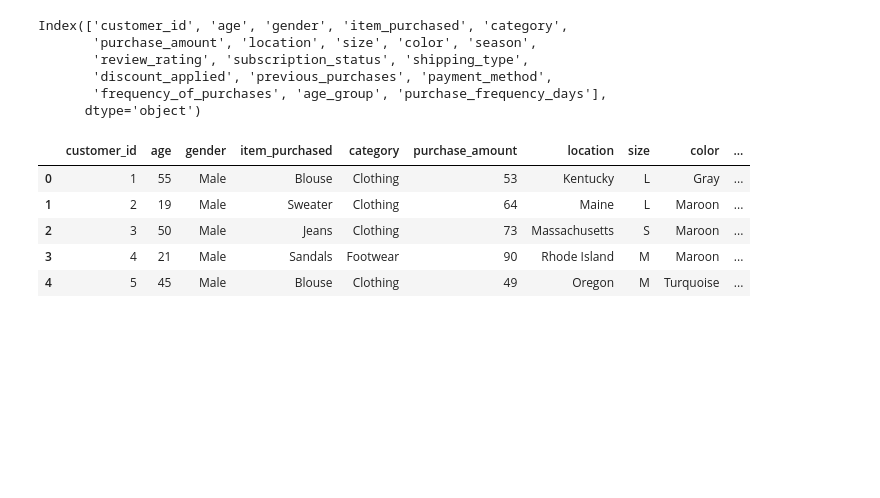
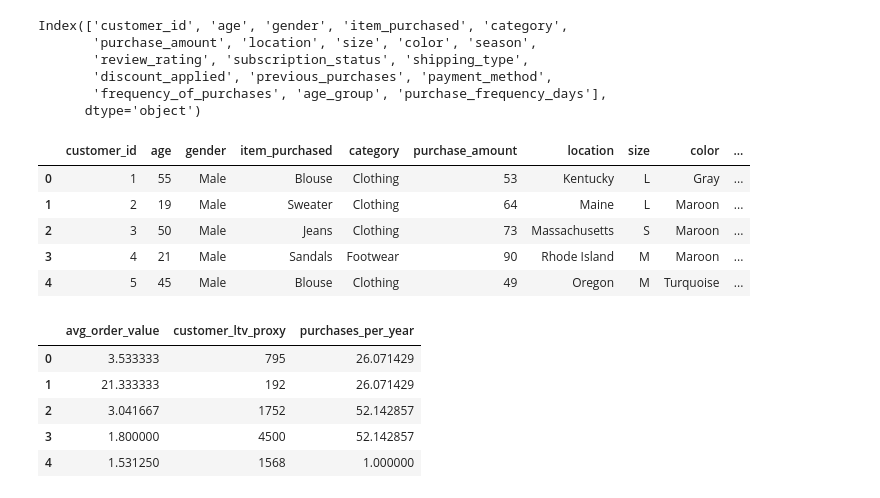
Before and after one commit to sayonyyy/customer_trends_data_analysis-SQL-Python-PowerBI, a Jupyter notebook: customer_shopping_behaviour_analysis.ipynb, the cells around one changed output. Cells and saved outputs as stored; diff of their text form; code cells hidden in the pictures; blank space fills up the shorter version.

```diff
--- a/customer_shopping_behaviour_analysis.ipynb
+++ b/customer_shopping_behaviour_analysis.ipynb
@@ -235,3 +246,23 @@ pd.read_sql("SELECT * FROM customer LIMIT 5", con=engine)
 | 2 | 3 | 50 | Male | Jeans | Clothing | 73 | Massachusetts | S | Maroon | ... |
 | 3 | 4 | 21 | Male | Sandals | Footwear | 90 | Rhode Island | M | Maroon | ... |
 | 4 | 5 | 45 | Male | Blouse | Clothing | 49 | Oregon | M | Turquoise | ... |
+# %%
+# Add Behavioral Features
+
+# Average order value proxy - This estimates the average amount spent per order.
+df['avg_order_value'] = df['purchase_amount'] / (df['previous_purchases'] + 1)
+
+# Customer lifetime value proxy
+df['customer_ltv_proxy'] = df['purchase_amount'] * (df['previous_purchases'] + 1)
+
+# Purchase frequency per year
+df['purchases_per_year'] = 365 / df['purchase_frequency_days']
+
+df[['avg_order_value','customer_ltv_proxy','purchases_per_year']].head()
+# %% [output]
+|  | avg_order_value | customer_ltv_proxy | purchases_per_year |
+| 0 | 3.533333 | 795 | 26.071429 |
+| 1 | 21.333333 | 192 | 26.071429 |
+| 2 | 3.041667 | 1752 | 52.142857 |
+| 3 | 1.800000 | 4500 | 52.142857 |
+| 4 | 1.531250 | 1568 | 1.000000 |
```
Also changed, not shown: parts of 30 cells of this notebook, 1 other file.
